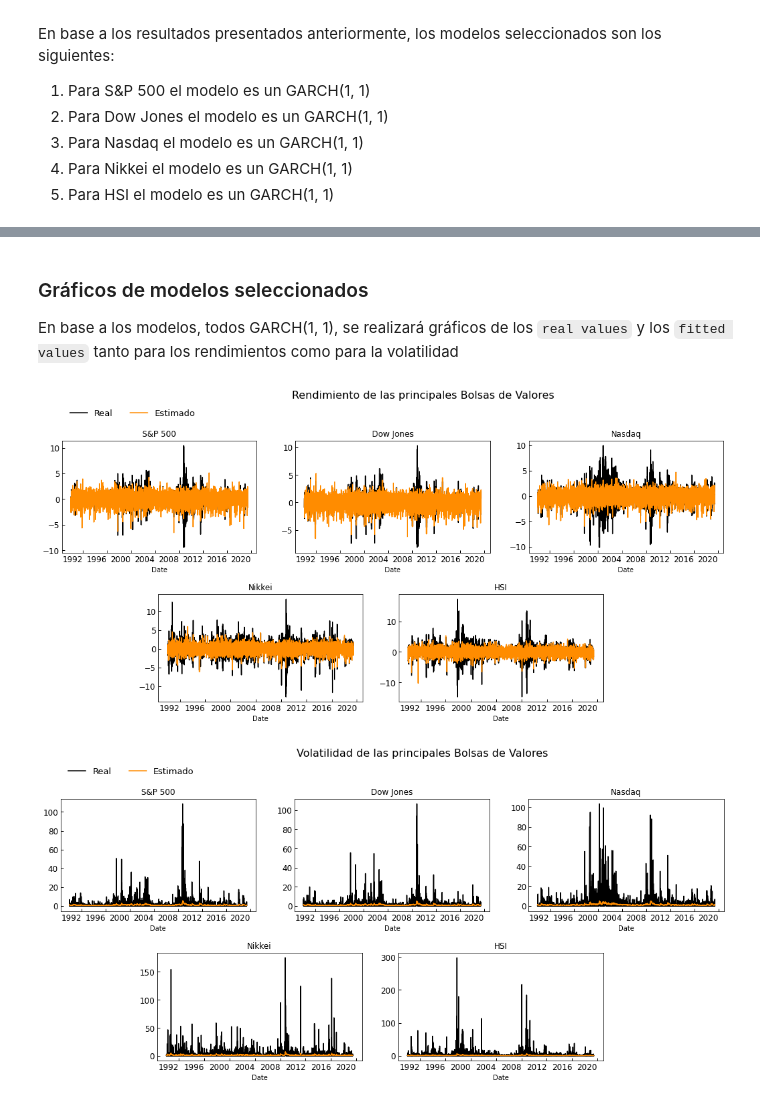
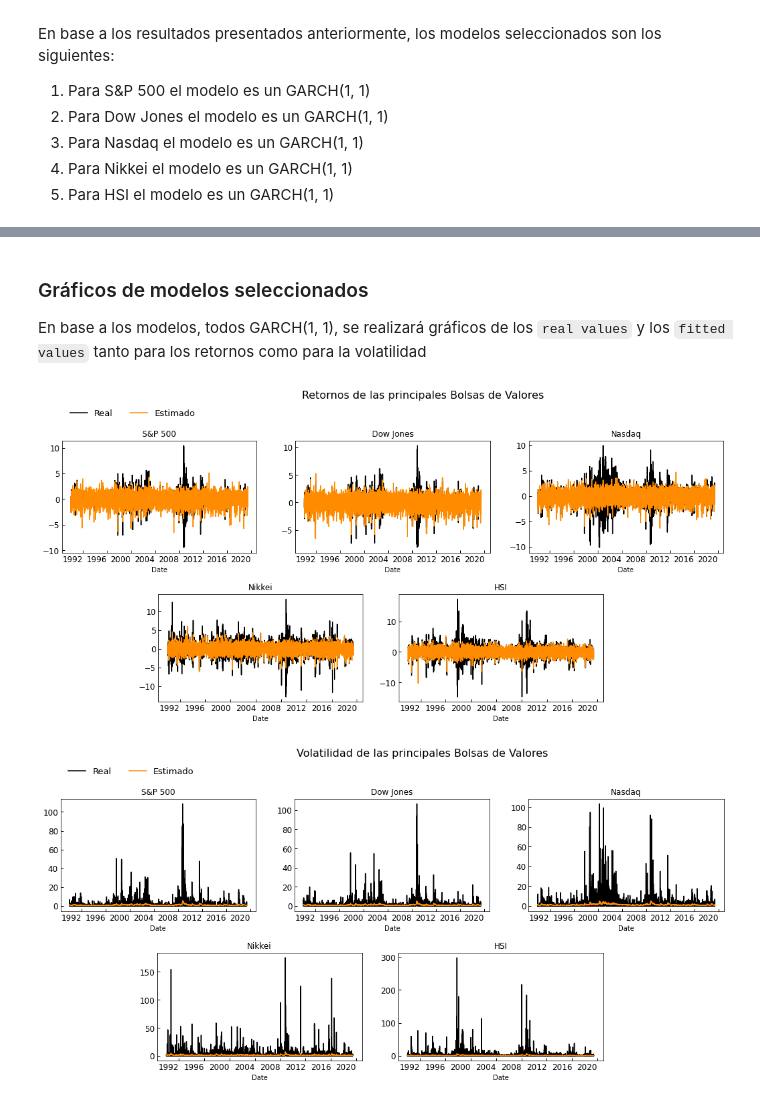
Before and after one commit to mauricioalvaradoo/garch_model, a Jupyter notebook: garch-model.ipynb, the cells around one changed output, grey strips where cells are left out. Cells and saved outputs as stored; diff of their text form; code cells hidden in the pictures.

```diff
--- a/garch-model.ipynb
+++ b/garch-model.ipynb
@@ -528,12 +528,12 @@ Covariance estimator: robust
 # %% [markdown]
 ### Gráficos de modelos seleccionados
 
-En base a los modelos, todos GARCH(1, 1), se realizará gráficos de los `real values` y los `fitted values` tanto para los rendimientos como para la volatilidad
+En base a los modelos, todos GARCH(1, 1), se realizará gráficos de los `real values` y los `fitted values` tanto para los retornos como para la volatilidad
 # %%
 fig, ax = plt.subplots(2, 3, figsize=(25, 8))
 ax[1, 2].set_visible(False) # No habrá 6to subplot
 
-fig.suptitle("Rendimiento de las principales Bolsas de Valores", fontsize=16, y=0.93)
+fig.suptitle("Retornos de las principales Bolsas de Valores", fontsize=16, y=0.93)
 
 
 # Subplots:
@@ -544,34 +544,34 @@ ax[0, 0].tick_params(direction='in', which='both', length=4, width=1, labelsize=
 
 Y["Dow Jones"].plot(color="black", ax=ax[0, 1])
 dj_model.std_resid.plot(color="darkorange", ax=ax[0, 1])
 ax[0, 1].set_title("Dow Jones")
 ax[0, 1].tick_params(direction='in', which='both', length=4, width=1, labelsize=12, rotation=0)
 
 Y["Nasdaq"].plot(color="black", ax=ax[0, 2])
 nq_model.std_resid.plot(color="darkorange", ax=ax[0, 2])
 ax[0, 2].set_title("Nasdaq")
 ax[0, 2].tick_params(direction='in', which='both', length=4, width=1, labelsize=12, rotation=0)
 
 Y["Nikkei"].plot(color="black", ax=ax[1, 0])
 nk_model.std_resid.plot(color="darkorange", ax=ax[1, 0])
 ax[1, 0].set_title("Nikkei")
 ax[1, 0].tick_params(direction='in', which='both', length=4, width=1, labelsize=12, rotation=0)
 
 Y["HSI"].plot(color="black", ax=ax[1, 1])
 hsi_model.std_resid.plot(color="darkorange", ax=ax[1, 1])
 ax[1, 1].set_title("HSI")
 ax[1, 1].tick_params(direction='in', which='both', length=4, width=1, labelsize=12, rotation=0)
 
 ax[0, 0].legend(bbox_to_anchor=(0, 1.35), ncol=2, loc = 'upper left', fontsize=13, frameon=False)
 plt.subplots_adjust(top=0.8, bottom=0.1, left=0.2, right=0.75, hspace=0.4, wspace=0.2)
 
 # Posiciones de los subplots de la segunda fila
 ax[1, 0].set_position([0.28, 0.12, 0.17, 0.28])
 ax[1, 1].set_position([0.48, 0.12, 0.17, 0.28])
 
 plt.show()
 # %% [output]
-[figure, old version]
+[figure, new version]
 # %%
 fig, ax = plt.subplots(2, 3, figsize=(25, 8))
 ax[1, 2].set_visible(False) # No habrá 6to subplot
```
Also changed, not shown: parts of 6 cells of this notebook.
